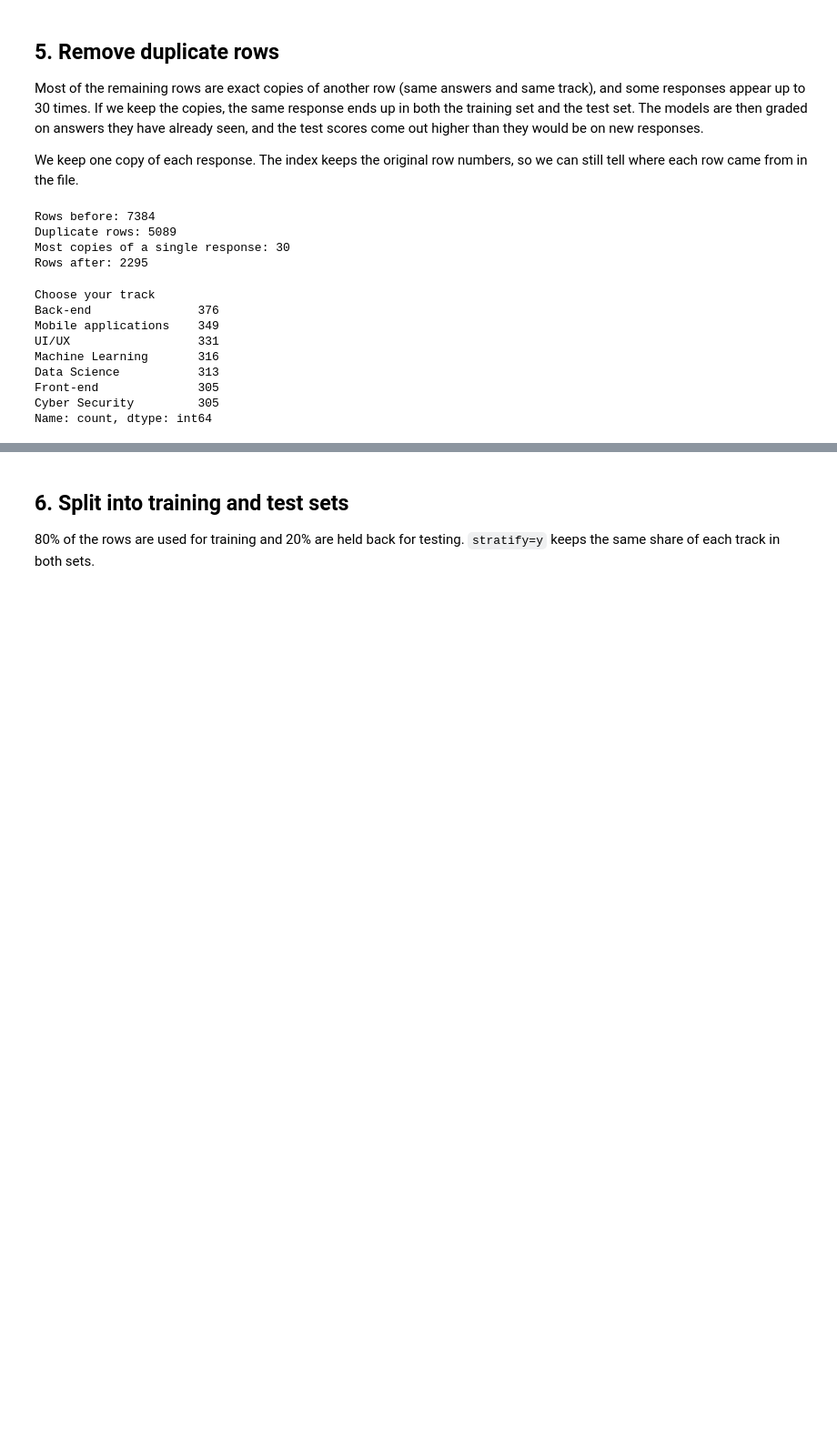
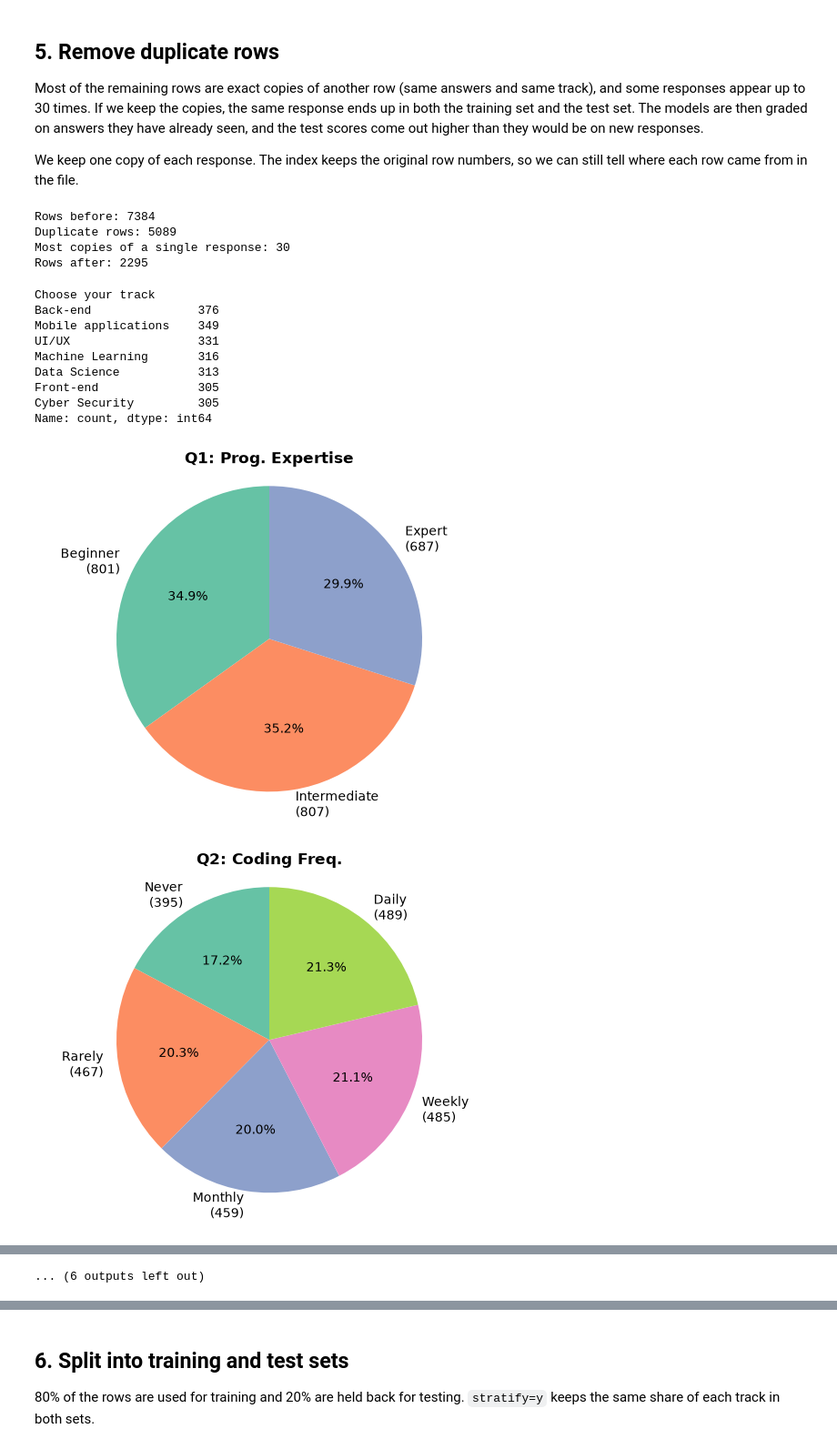
Before and after one commit to Mostafa1111918/NTI-project, a Jupyter notebook: project.ipynb, the cells around one changed output, grey strips where cells are left out. Shown at 91% size. Drawn from its saved outputs; the diff is of its cells as text; code cells hidden in the pictures; blank space fills up the shorter version.

Commit message:
Add visualization

```diff
--- a/project.ipynb
+++ b/project.ipynb
@@ -265,3 +258,63 @@ Data Science           313
 Front-end              305
 Cyber Security         305
 Name: count, dtype: int64
+# %%
+import seaborn as sns
+import matplotlib.pyplot as plt
+
+SHORT_LABELS = {
+    "Q1":  "Prog. Expertise",
+    "Q2":  "Coding Freq.",
+    "Q3":  "Tech News",
+    "Q4":  "Learn Coding",
+    "Q5":  "Visual Design",
+    "Q6":  "Web Design",
+    "Q7":  "User Behavior",
+    "Q8":  "Math Skills",
+    "Q9":  "Data Problems",
+    "Q10": "Data Research",
+    "Q11": "Data Insights",
+    "Q12": "Algorithms/ML",
+    "Q13": "Server-side",
+    "Q14": "Innovation",
+    "Q15": "Mobile Apps",
+    "Q16": "Security",
+    "Q17": "Encryption",
+    "Q18": "Problem Solving",
+}
+
+INVERSE_Q1 = {0: 'Beginner', 1: 'Intermediate', 2: 'Expert'}
+INVERSE_Q2 = {0: 'Never', 1: 'Rarely', 2: 'Monthly', 3: 'Weekly', 4: 'Daily'}
+INVERSE_Q3 = INVERSE_Q2
+INVERSE    = {0: 'No', 1: 'Yes'}
+
+INVERSE_MAPS = {
+    "Q1": INVERSE_Q1,
+    "Q2": INVERSE_Q2,
+    "Q3": INVERSE_Q3,
+}
+for q in [f"Q{i}" for i in range(4, 19)]:
+    INVERSE_MAPS[q] = INVERSE
+
+
+def plot_pie(df, col, inverse_maps, short_labels, figsize=(6, 6)):
+  counts = df[col].value_counts().sort_index()
+  inv = inverse_maps.get(col, {})
+  labels = [f"{inv.get(int(k), str(k))}\n({v:,})" for k, v in counts.items()]
+  title = f"{col}: {short_labels.get(col, col)}"
+
+  plt.pie(
+        counts.values, labels=labels, autopct='%1.1f%%',
+        startangle=90, colors=sns.color_palette("Set2", len(counts)),
+        textprops=dict(fontsize=10),
+    )
+  plt.title(title, fontsize=12, fontweight='bold')
+  plt.axis('equal')
+  plt.show()
+
+input = df.drop('Choose your track', axis=1)
+for col in input:
+  plot_pie(input, col, INVERSE_MAPS, SHORT_LABELS)
+# %% [output]
+[figure, added]
+[figure, added]
@@ -267,0 +331 @@ Name: count, dtype: int64
+... (6 outputs left out)
```
Also changed, not shown: parts of 10 cells of this notebook, 1 other file.
